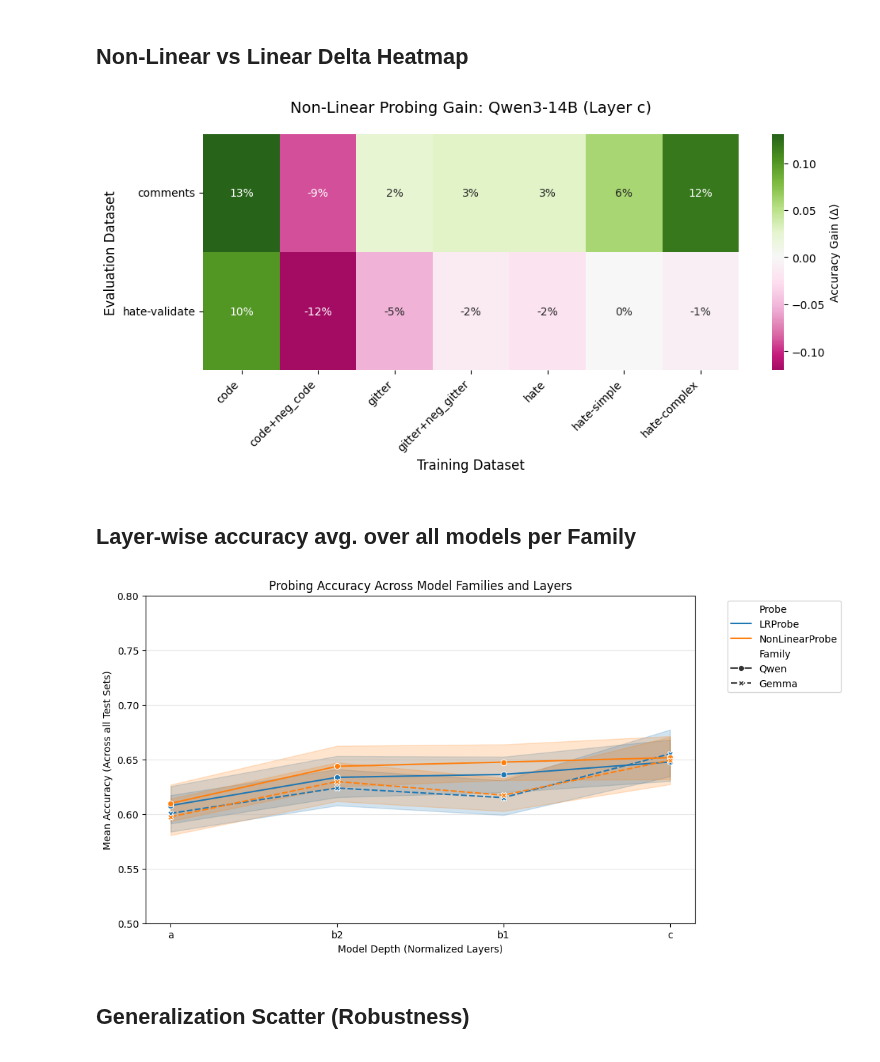
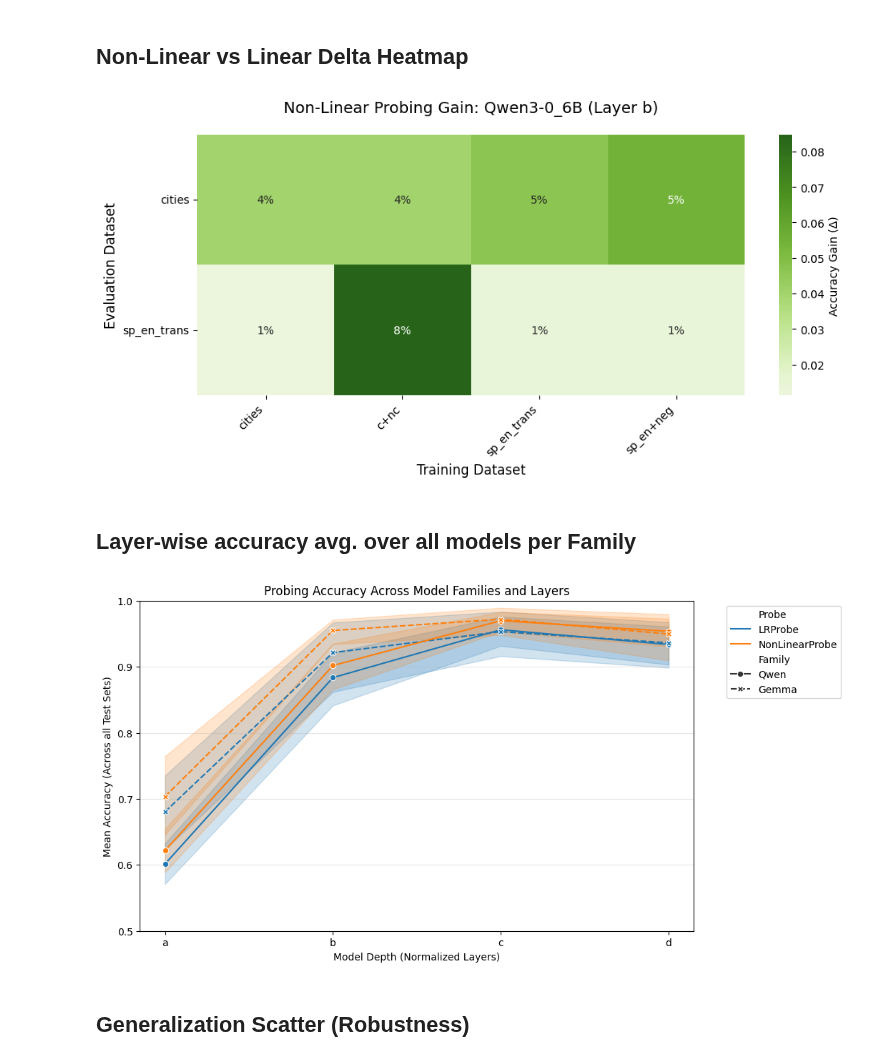
Before and after one commit to h4rz3rk4s3/geometry-of-ignorance, a Jupyter notebook: plot_generalization_new.ipynb, the cells around one changed output. Cells and saved outputs as stored; diff of their text form; code cells hidden in the pictures.

Commit message:
Truthfulnnes results

```diff
--- a/plot_generalization_new.ipynb
+++ b/plot_generalization_new.ipynb
@@ -5,7 +5,7 @@ import numpy as np
 import seaborn as sns
 import matplotlib.pyplot as plt
 # %%
-with open('all_toxicity_results/experimental_outputs/generalization_results_non_linear.json', 'r') as f:
+with open('all_toxicity_results/experimental_outputs/generalization_results_non_linear_true.json', 'r') as f:
     outs = json.load(f)
 # %%
 rows = []
@@ -47,7 +47,7 @@ df.head()
 # %%
 def map_layers(group):
     unique_layers = sorted(group['Layer_Idx'].unique())
-    mapping = {idx: name for idx, name in zip(unique_layers, ['a', 'b1', 'b2', 'c'])}
+    mapping = {idx: name for idx, name in zip(unique_layers, ['a', 'b', 'c', 'd'])}
     group['Layer_Group'] = group['Layer_Idx'].map(mapping)
     return group
 
@@ -57,20 +66,27 @@ df = df.groupby('Model', group_keys=False).apply(map_layers)
 # %%
 # 1. Define the mapping from your JSON keys to your paper labels
 label_mapping = {
-    "code-review-dataset-larger": "code",
-    "code-review-dataset-larger+neg-code-review-larger": "code+neg_code",
-    "gitter_ethereum-labeled-larger": "gitter",
-    "gitter_ethereum-labeled-larger+neg-gitter-ethereum-labeled-larger": "gitter+neg_gitter",
-    "hatecheck_balanced": "hate",
-    "hatecheck_simple_balanced": "hate-simple",
-    "hatecheck_complex_balanced": "hate-complex",
-    "cumstrudel_train_comments_balanced": "comments",
-    "hatecheck_validation_balanced": "hate-validate"
+    # "code-review-dataset-larger": "code",
+    # "code-review-dataset-larger+neg-code-review-larger": "code+neg_code",
+    # "gitter_ethereum-labeled-larger": "gitter",
+    # "gitter_ethereum-labeled-larger+neg-gitter-ethereum-labeled-larger": "gitter+neg_gitter",
+    # "hatecheck_balanced": "hate",
+    # "hatecheck_simple_balanced": "hate-simple",
+    # "hatecheck_complex_balanced": "hate-complex",
+    # "cumstrudel_train_comments_balanced": "comments",
+    # "hatecheck_validation_balanced": "hate-validate",
+    "cities": "cities",
+    "cities+neg_cities": "c+nc",
+    "sp_en_trans": "sp_en_trans",
+    "sp_en_trans+neg_sp_en_trans": "sp_en+neg",
 }
 
 # 2. These lists define the visual order of your heatmap
-labels_x = ["code", "code+neg_code", "gitter", "gitter+neg_gitter", "hate", "hate-simple", "hate-complex"]
-labels_y = ["comments", "hate-validate"]
+# labels_x = ["code", "code+neg_code", "gitter", "gitter+neg_gitter", "hate", "hate-simple", "hate-complex"]
+# labels_y = ["comments", "hate-validate"]
+
+labels_x = ["cities", "c+nc", "sp_en_trans", "sp_en+neg"]
+labels_y = ["cities", "sp_en_trans"]
 
 def plot_refined_delta_heatmap(df, model_name, layer_group):
     # Filter for the specific model and layer
@@ -86,35 +102,35 @@ def plot_refined_delta_heatmap(df, model_name, layer_group):
 
     # Reindex to ensure the order matches your paper's requirements
     lr_grid = lr_grid.reindex(index=labels_y, columns=labels_x)
     mlp_grid = mlp_grid.reindex(index=labels_y, columns=labels_x)
 
     # Calculate Delta: Δ = MLP - LR
     delta_grid = mlp_grid - lr_grid
 
     # Plotting
     plt.figure(figsize=(10, 5))
     ax = sns.heatmap(delta_grid, annot=True, fmt=".0%", cmap="PiYG", center=0,
                      cbar_kws={'label': 'Accuracy Gain (Δ)'})
 
     # Set labels and title
     plt.title(f"Non-Linear Probing Gain: {model_name} (Layer {layer_group})", fontsize=14, pad=20)
     plt.xlabel("Training Dataset", fontsize=12)
     plt.ylabel("Evaluation Dataset", fontsize=12)
 
     # Apply rotations
     # X-axis: 45° rotation
     plt.xticks(rotation=45, ha='right')
 
     # Y-axis: 90° rotation (Vertical labels)
     plt.yticks(rotation=0, va='center')
 
     plt.tight_layout()
     plt.show()
 
 # Run the plot
-plot_refined_delta_heatmap(df, 'Qwen3-14B', 'c')
+plot_refined_delta_heatmap(df, 'Qwen3-0_6B', 'b')
 # %% [output]
-[figure, old version]
+[figure, new version]
 # %% [markdown]
 ## Layer-wise accuracy avg. over all models per Family
 # %%
@@ -125,12 +141,12 @@ sns.lineplot(data=df, x='Layer_Group', y='Accuracy', hue='Probe', style='Family'
 plt.title("Probing Accuracy Across Model Families and Layers")
 plt.ylabel("Mean Accuracy (Across all Test Sets)")
 plt.xlabel("Model Depth (Normalized Layers)")
-plt.ylim(0.5, 0.8) # Adjust based on your data
+plt.ylim(0.5, 1) # Adjust based on your data
 plt.legend(bbox_to_anchor=(1.05, 1), loc='upper left')
 plt.grid(axis='y', alpha=0.3)
 plt.show()
 # %% [output]
-[figure, old version]
+[figure, new version]
 # %% [markdown]
 ## Generalization Scatter (Robustness)
 # %%
```
Also changed, not shown: parts of 4 cells of this notebook, 16 other files.
